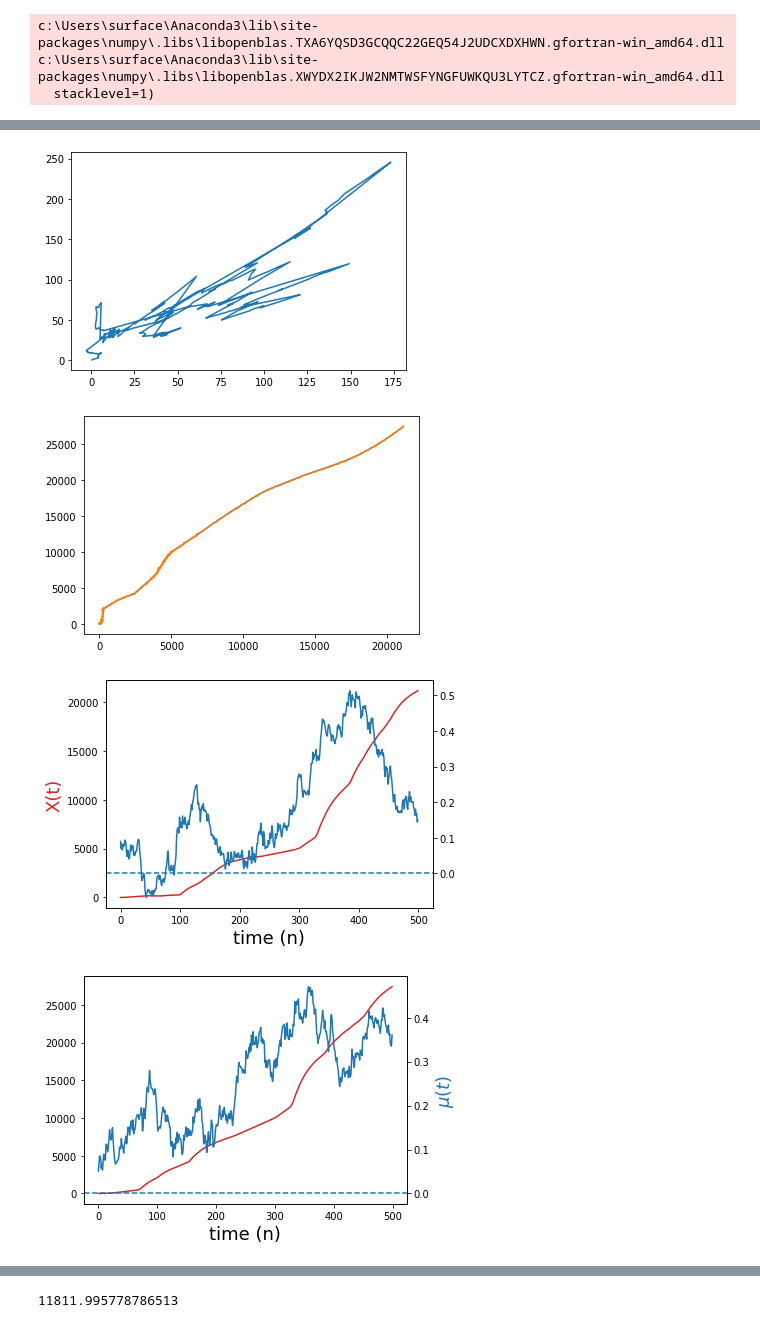
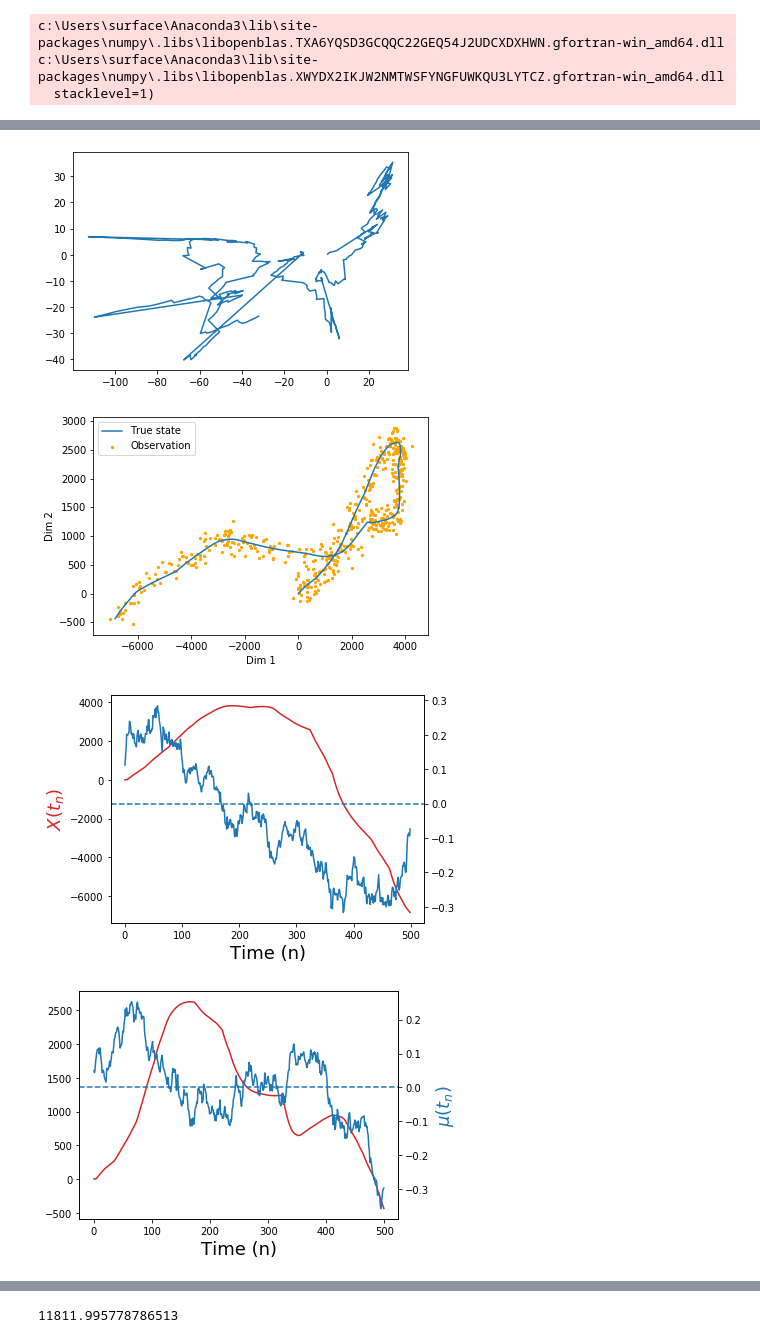
Before and after one commit to ShariceLiu/levy_simu, a Jupyter notebook: nD_simu_changing_mu.ipynb, the cells around one changed output, grey strips where cells are left out. Cells and saved outputs as stored; diff of their text form; code cells hidden in the pictures.

```diff
--- a/nD_simu_changing_mu.ipynb
+++ b/nD_simu_changing_mu.ipynb
@@ -147,27 +147,38 @@ plt.legend(['noisy', 'true'])
+# %%
+
+data_read = np.load('data/xuy_ns.npz')
+x_ns = data_read['x']
+u_ns = data_read['u']
+y_ns = data_read['y']
+n_mus = data_read['n_mus']
+n_Ps = data_read['n_Ps']
+n_ws = data_read['n_ws']
 # %%
 # plot mu with x, see the effect of skewness
-fix = 'N500_l005_sigw005_sigmu0015_mu005__010'
+fix = 'N500_l005_sigw005_sigmu0015'
 
 plt.figure()
-plt.plot(x_ns[200:300,0], x_ns[200:300,2])
+plt.plot(x_ns[:,0], x_ns[:,2])
 # plt.title('displacement')
-# plt.savefig(f'trajectory/x{fix}.png')
+plt.savefig(f'trajectory/x{fix}.png')
 
 plt.figure()
 plt.plot(x_ns[:,1], x_ns[:,3])
 # plt.title('velocity')
-# plt.savefig(f'trajectory/v{fix}.png')
+plt.savefig(f'trajectory/v{fix}.png')
 
 plt.figure()
 plt.plot(x_ns[:,0],x_ns[:,2])
-plt.plot(y_ns[:,0], y_ns[:,1])
-# plt.legend(['true','noisy'])
-# plt.savefig(f'trajectory/noisy_x_{fix}.png')
+plt.scatter(y_ns[:,0], y_ns[:,1], color='orange',s=5)
+plt.xlabel('Dim 1')
+plt.ylabel('Dim 2')
+plt.legend(['True state','Observation'])
+plt.savefig(f'trajectory/noisy_x_{fix}.png')
 
 fig, ax1 = plt.subplots()
 color = 'tab:red'
-ax1.set_xlabel('time (n)', fontsize='18')
-ax1.set_ylabel('X(t)', color=color, fontsize='18')
+ax1.set_xlabel('Time (n)', fontsize='18')
+ax1.set_ylabel('$X(t_n)$', color=color, fontsize='18')
 ax1.plot(x_ns[:,0], color=color)
 ax1.tick_params(axis='y')
 
@@ -179,22 +190,22 @@ ax2.tick_params(axis='y')
 ax2.axhline(y=0.0,linestyle='dashed',)
 
 fig.tight_layout()  # otherwise the right y-label is slightly clipped
-# fig.savefig(f'trajectory/x_mu_x_{fix}.png')
+fig.savefig(f'trajectory/x_mu_x_{fix}.png')
 
 fig, ax1 = plt.subplots()
 color = 'tab:red'
-ax1.set_xlabel('time (n)', fontsize='18')
+ax1.set_xlabel('Time (n)', fontsize='18')
 # ax1.set_ylabel('displacement, x', color=color)
 ax1.plot(x_ns[:,2], color=color)
 ax1.tick_params(axis='y')
 
 ax2 = ax1.twinx()  # instantiate a second axes that shares the same x-axis
 color = 'tab:blue'
-ax2.set_ylabel('$\mu(t)$', color=color, fontsize='18')  # we already handled the x-label with ax1
+ax2.set_ylabel('$\mu(t_n)$', color=color, fontsize='18')  # we already handled the x-label with ax1
 ax2.plot(u_ns[:,1], color=color)
 ax2.tick_params(axis='y')
 ax2.axhline(y=0.0,linestyle='dashed',)
 
 fig.tight_layout()  # otherwise the right y-label is slightly clipped
-# fig.savefig(f'trajectory/x_mu_y_{fix}.png')
+fig.savefig(f'trajectory/x_mu_y_{fix}.png')
 # %% [output]
@@ -202,4 +213,4 @@ fig.tight_layout()  # otherwise the right y-label is slightly clipped
-[figure, old version]
+[figure, new version]
-[figure, old version]
+[figure, new version]
-[figure, old version]
+[figure, new version]
-[figure, old version]
+[figure, new version]
```
Also changed, not shown: parts of 11 cells of this notebook, 22 other files.
